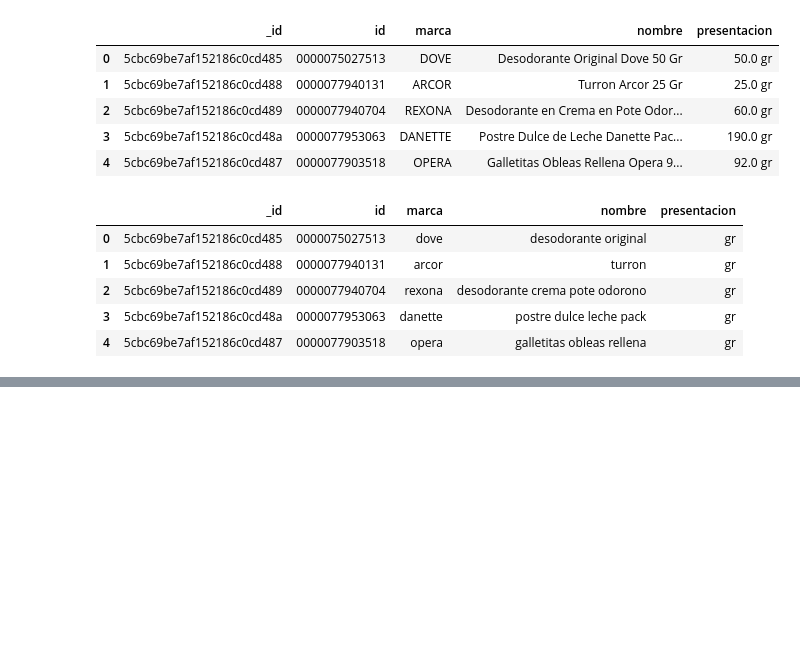
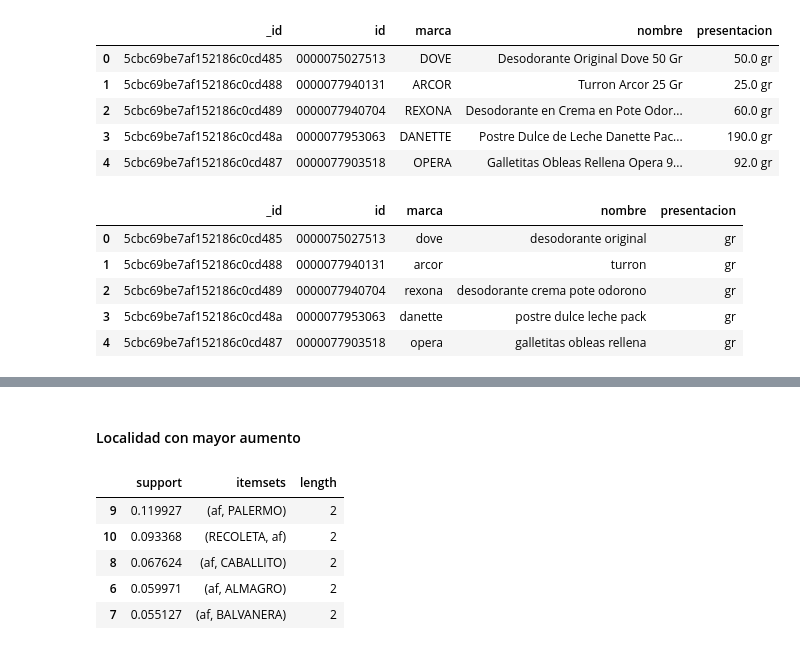
Before and after one commit to lopezrubenml/tp2, a Jupyter notebook: TP2.ipynb, the cells around one changed output, grey strips where cells are left out. Drawn from its saved outputs; the diff is of its cells as text; code cells hidden in the pictures; blank space fills up the shorter version.

```diff
--- a/TP2.ipynb
+++ b/TP2.ipynb
@@ -333,0 +332,2 @@ apriori(productos1.drop(['_id', 'id', 'marca', 'nombre', 'presentacion', 'nombre
+# %% [markdown]
+#### Localidad con mayor aumento
@@ -333,0 +342,19 @@ apriori(productos1.drop(['_id', 'id', 'marca', 'nombre', 'presentacion', 'nombre
+# %%
+#Digamos que nos interesa saber que cadena y en que barrio se tuvo el aumento más fuerte, para evitarlos si vivo ahi
+#Aumento Fuerte --> quiero buscar aquel que tenga máximo soporte
+df_fuerte=df_unif[['var_tot_cat','localidad']]
+df_fuerte=df_fuerte[df_fuerte['var_tot_cat']=='af']
+
+df_fuerte=aprioridf(df_fuerte)
+# %%
+df_fuerte_local=apriori(df_fuerte, min_support=0.05, use_colnames=True).sort_values('support',ascending=False)
+df_fuerte_local['length'] = df_fuerte_local['itemsets'].apply(lambda x: len(x))
+df_fuerte_local[ (df_fuerte_local['length'] == 2) ]
+#El aumento más fuerte se ve en PALERMO Seguido de Recoleta
+# %% [output]
+|  | support | itemsets | length |
+| 9 | 0.119927 | (af, PALERMO) | 2 |
+| 10 | 0.093368 | (RECOLETA, af) | 2 |
+| 8 | 0.067624 | (af, CABALLITO) | 2 |
+| 6 | 0.059971 | (af, ALMAGRO) | 2 |
+| 7 | 0.055127 | (af, BALVANERA) | 2 |
```
Also changed, not shown: parts of 30 cells of this notebook, 2 other files.
